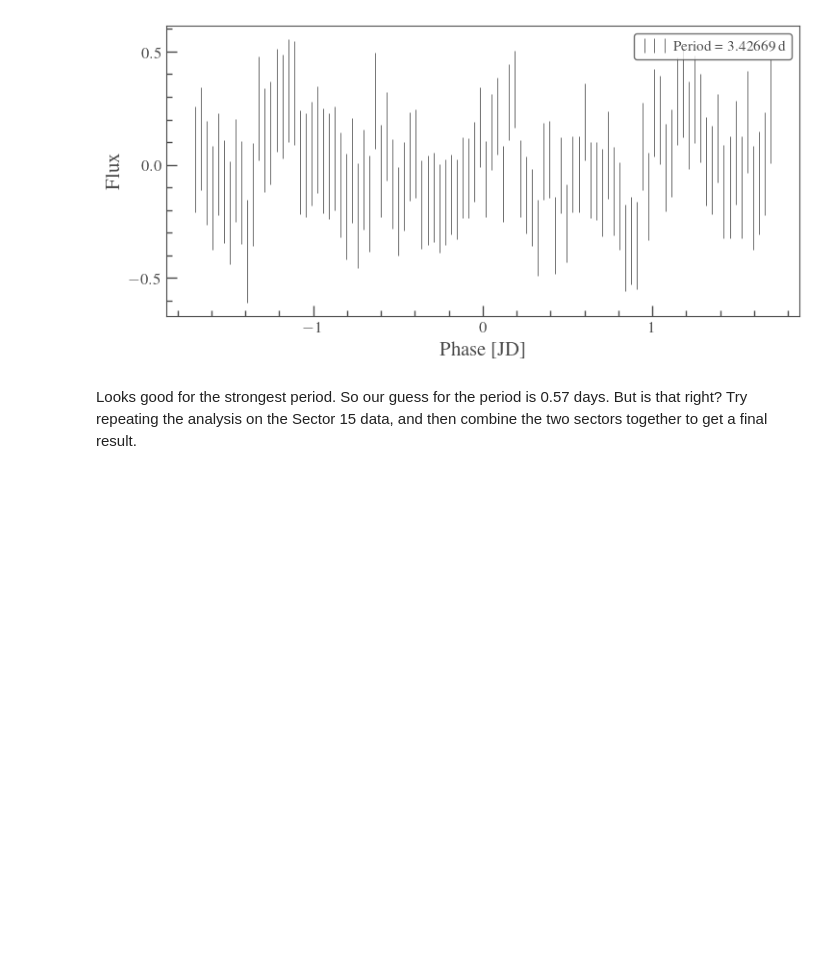
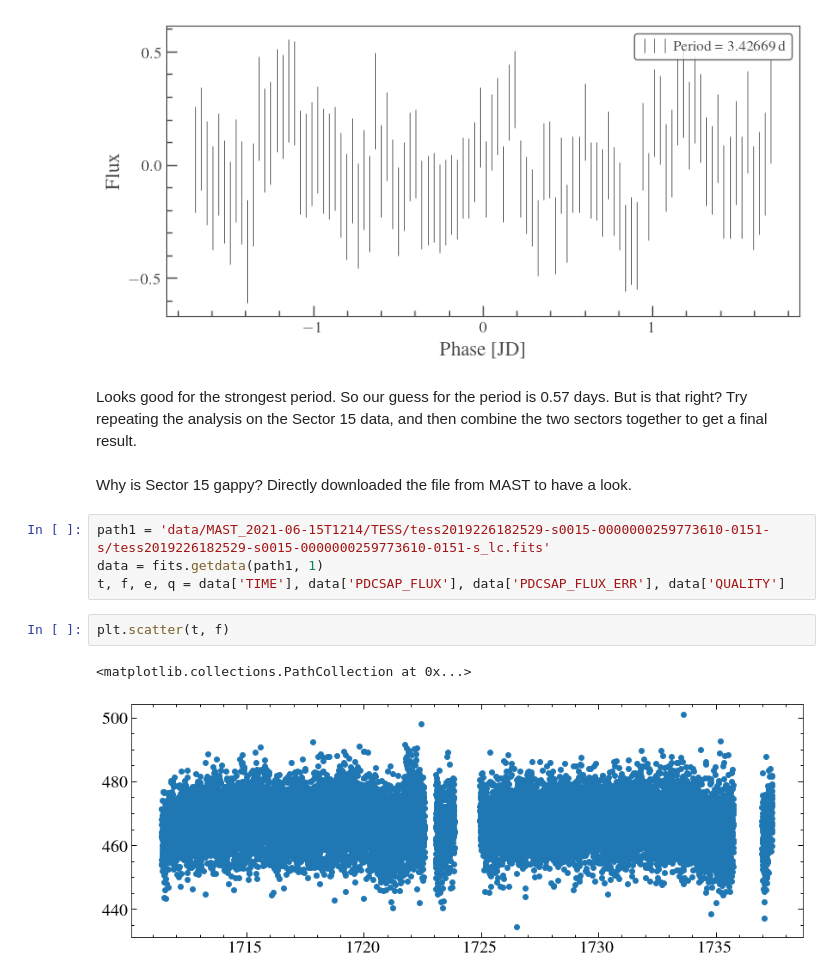
Before and after one commit to davidjwilson/variablewds, a Jupyter notebook: intro.ipynb, the cells around one changed output. Drawn from its saved outputs; the diff is of its cells as text; blank space fills up the shorter version.

```diff
--- a/intro.ipynb
+++ b/intro.ipynb
@@ -91,3 +91,14 @@ for n in [0.5, 1, 2, 4, 6]:
 [figure]
 # %% [markdown]
 Looks good for the strongest period. So our guess for the period is 0.57 days. But is that right? Try repeating the analysis on the Sector 15 data, and then combine the two sectors together to get a final result.
+# %% [markdown]
+Why is Sector 15 gappy? Directly downloaded the file from MAST to have a look.
+# %%
+path1 = 'data/MAST_2021-06-15T1214/TESS/tess2019226182529-s0015-0000000259773610-0151-s/tess2019226182529-s0015-0000000259773610-0151-s_lc.fits'
+data = fits.getdata(path1, 1)
+t, f, e, q = data['TIME'], data['PDCSAP_FLUX'], data['PDCSAP_FLUX_ERR'], data['QUALITY']
+# %%
+plt.scatter(t, f)
+# %% [output]
+<matplotlib.collections.PathCollection at 0x...>
+[figure, added]
```
Also changed, not shown: parts of 3 cells of this notebook, 2 other files.
